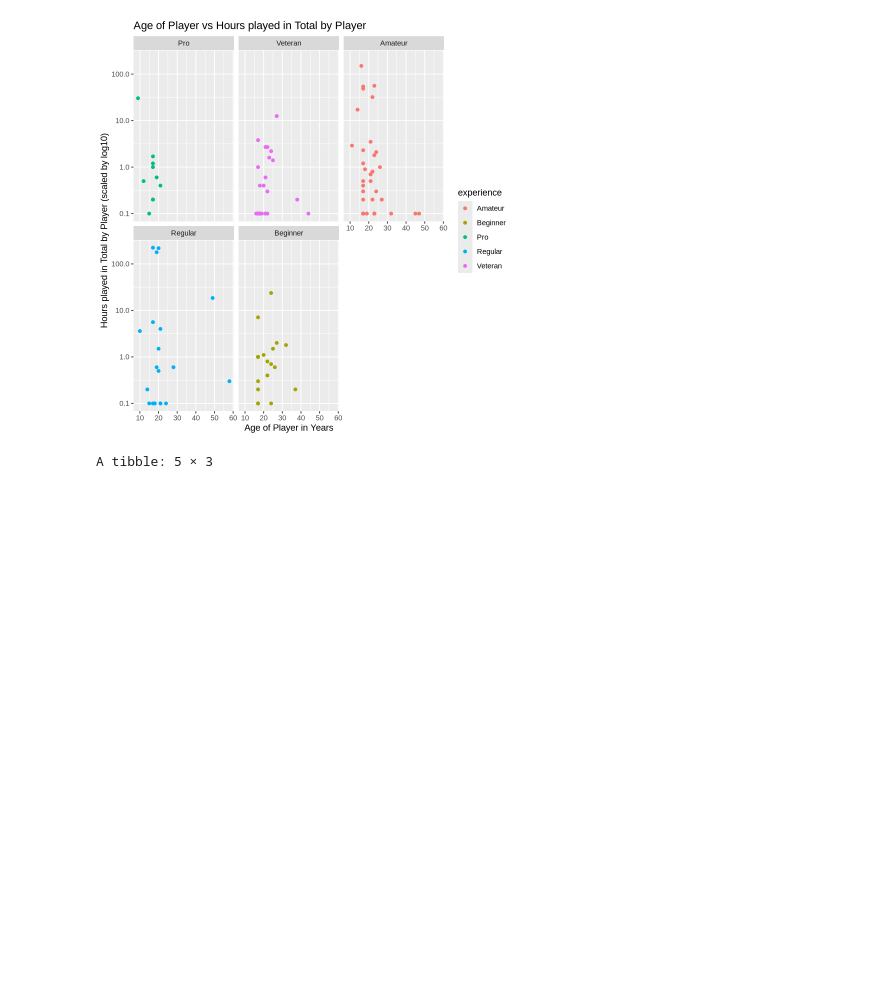
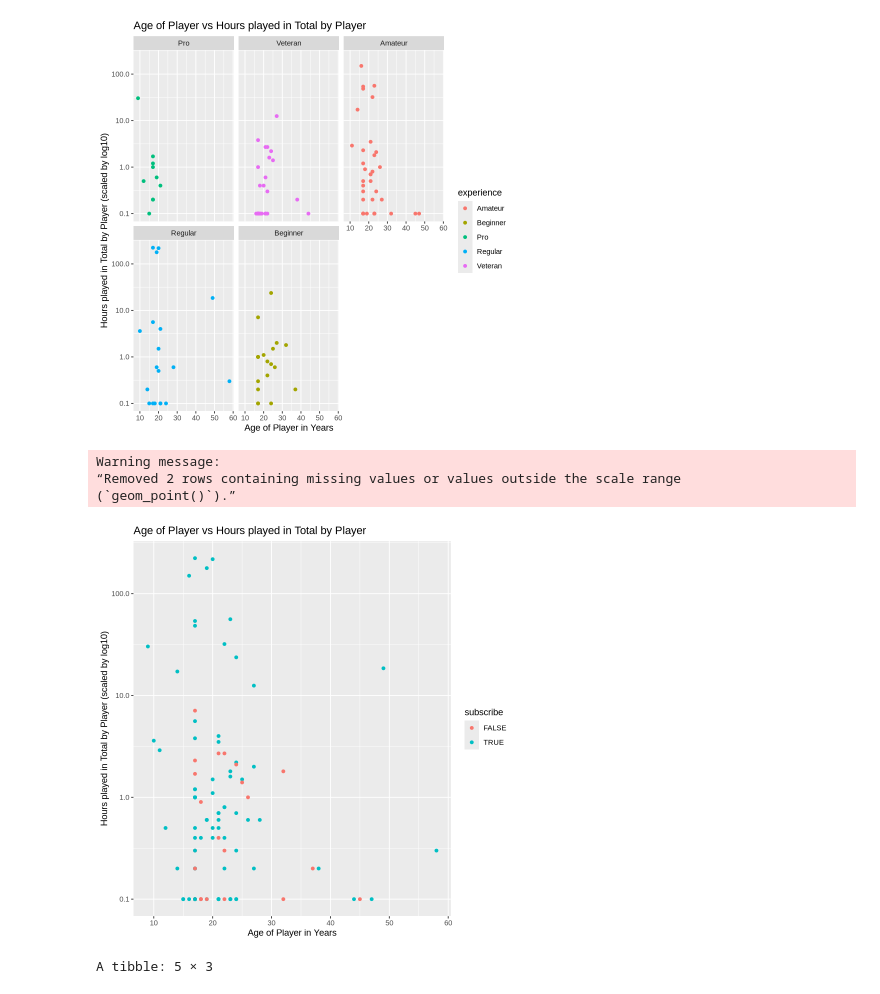
Before and after one commit to lhuang67/7-Lynn-Huang, a Jupyter notebook: MINECRAFT.ipynb, the cells around one changed output. Saved outputs shown, nothing was run; the diff lists cells and outputs as text; code cells hidden in the pictures; blank space fills up the shorter version.

Commit message:
Added a Subscribers Scatter plot
I added a subscribers scatter plot

```diff
--- a/MINECRAFT.ipynb
+++ b/MINECRAFT.ipynb
@@ -301,6 +301,16 @@ Warning message:
 “Removed 2 rows containing missing values or values outside the scale range
 (`geom_point()`).”
 [figure]
+# %%
+#Now let's see if there is a correlation between subscribers and the age vs played hours graph
+
+subscriberes_filter_hours_vs_age <- filter_hours_vs_age + aes(colour = subscribe)
+subscriberes_filter_hours_vs_age
+# %% [output]
+Warning message:
+“Removed 2 rows containing missing values or values outside the scale range
+(`geom_point()`).”
+[figure, added]
 # %%
 #Now that we have our tidy dataset, let's see if the variable experience correlates to more
 # played hours
```
Also changed, not shown: parts of 1 cell of this notebook.
